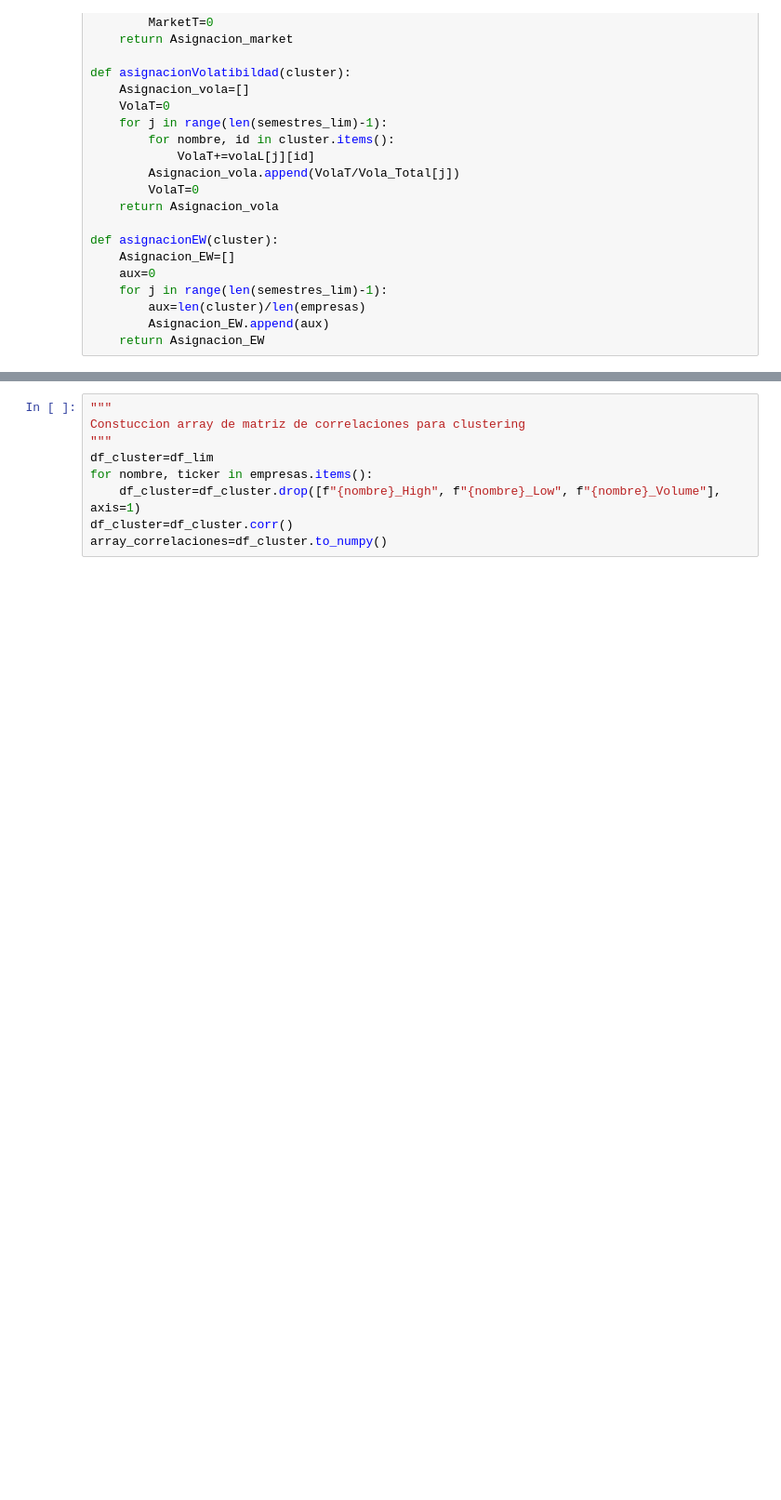
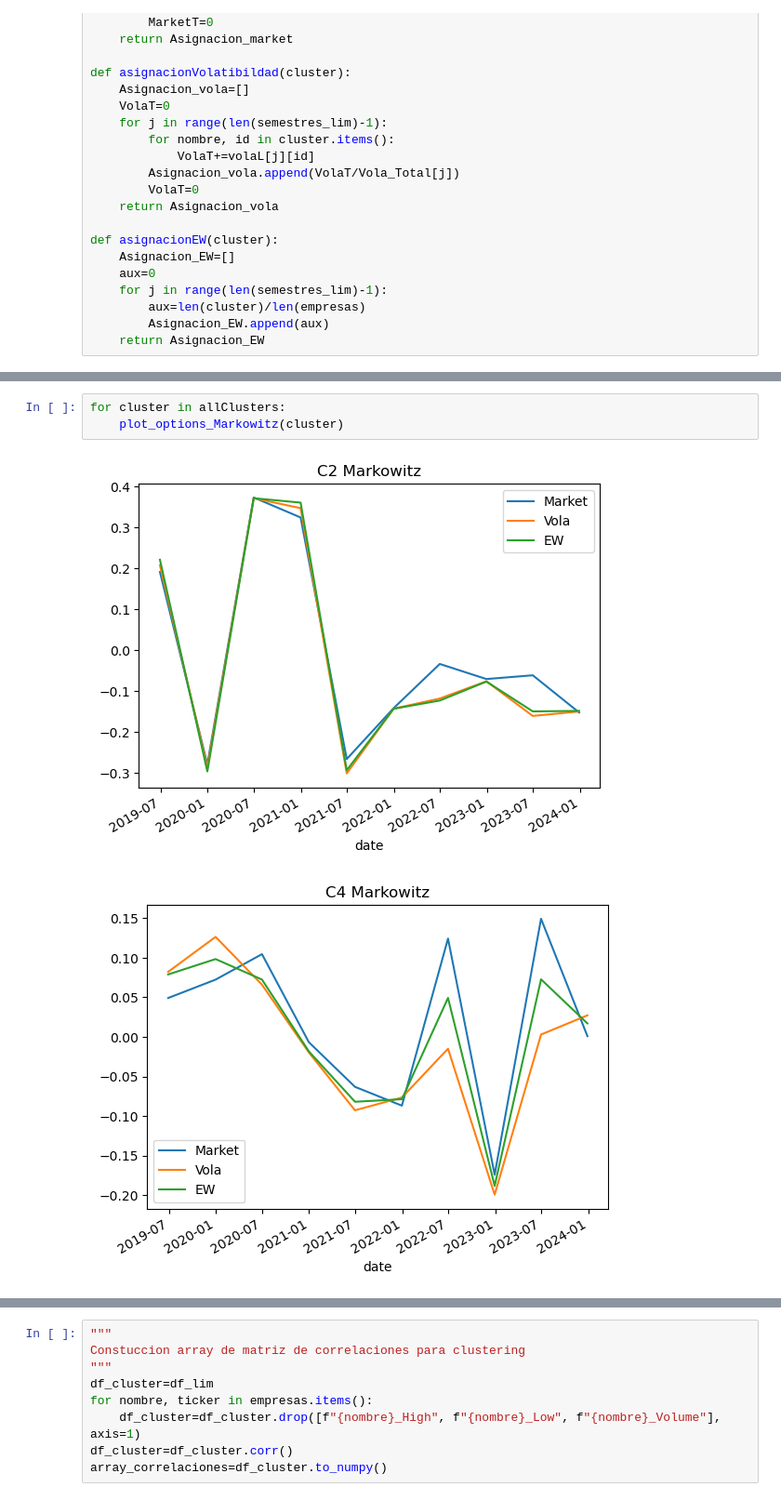
Before and after one commit to PraxedisJRuv/Construcci-n-de-un-portafolio-indexado, a Jupyter notebook: Notebook principal.ipynb, the cells around one changed output, grey strips where cells are left out. Shown at 93% size. Drawn from its saved outputs; the diff is of its cells as text; blank space fills up the shorter version.

```diff
--- a/Notebook principal.ipynb
+++ b/Notebook principal.ipynb
@@ -532,0 +772,6 @@ for op in options:
+# %%
+for cluster in allClusters:
+    plot_options_Markowitz(cluster)
+# %% [output]
+[figure, added]
+[figure, added]
```
Also changed, not shown: parts of 39 cells of this notebook, 21 other files.
